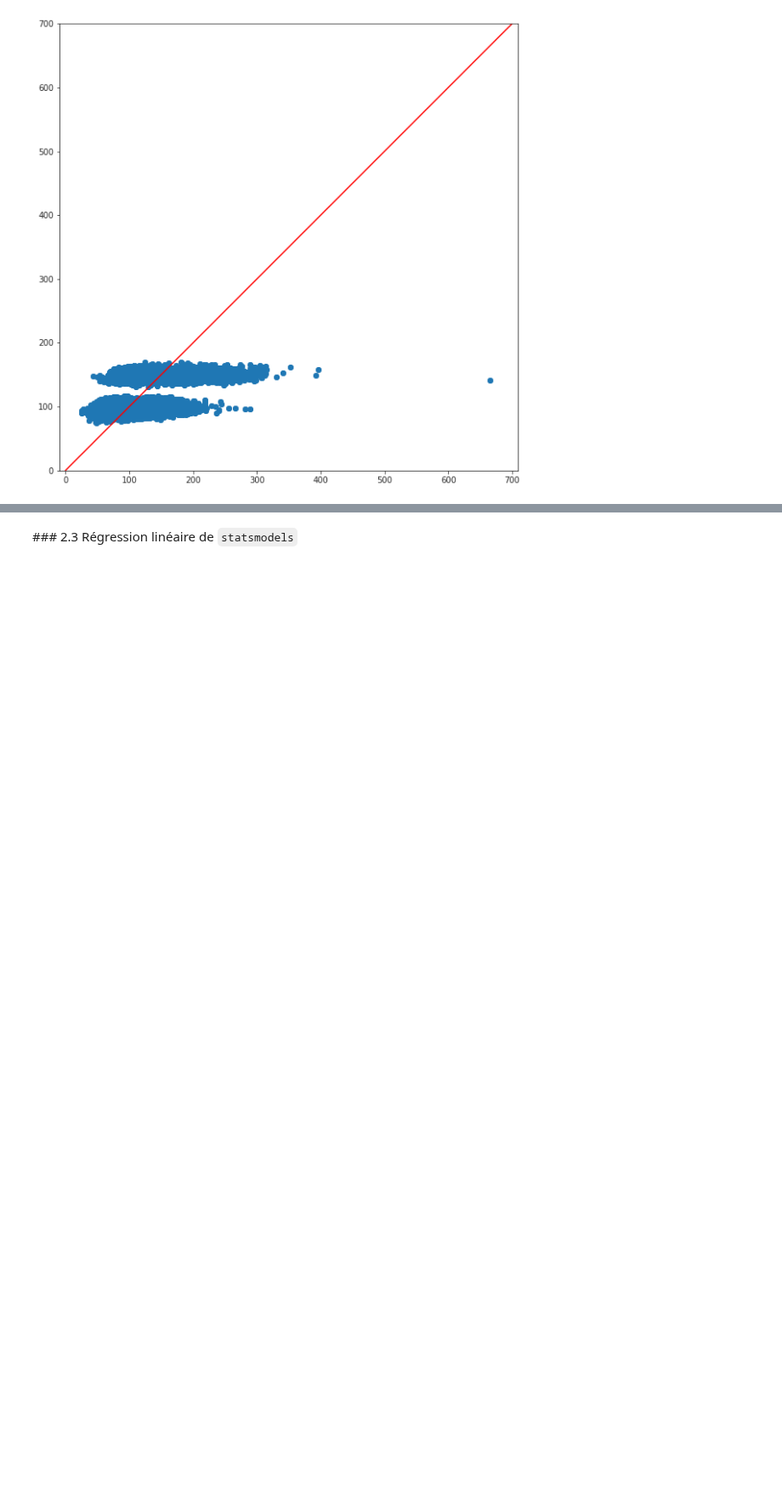
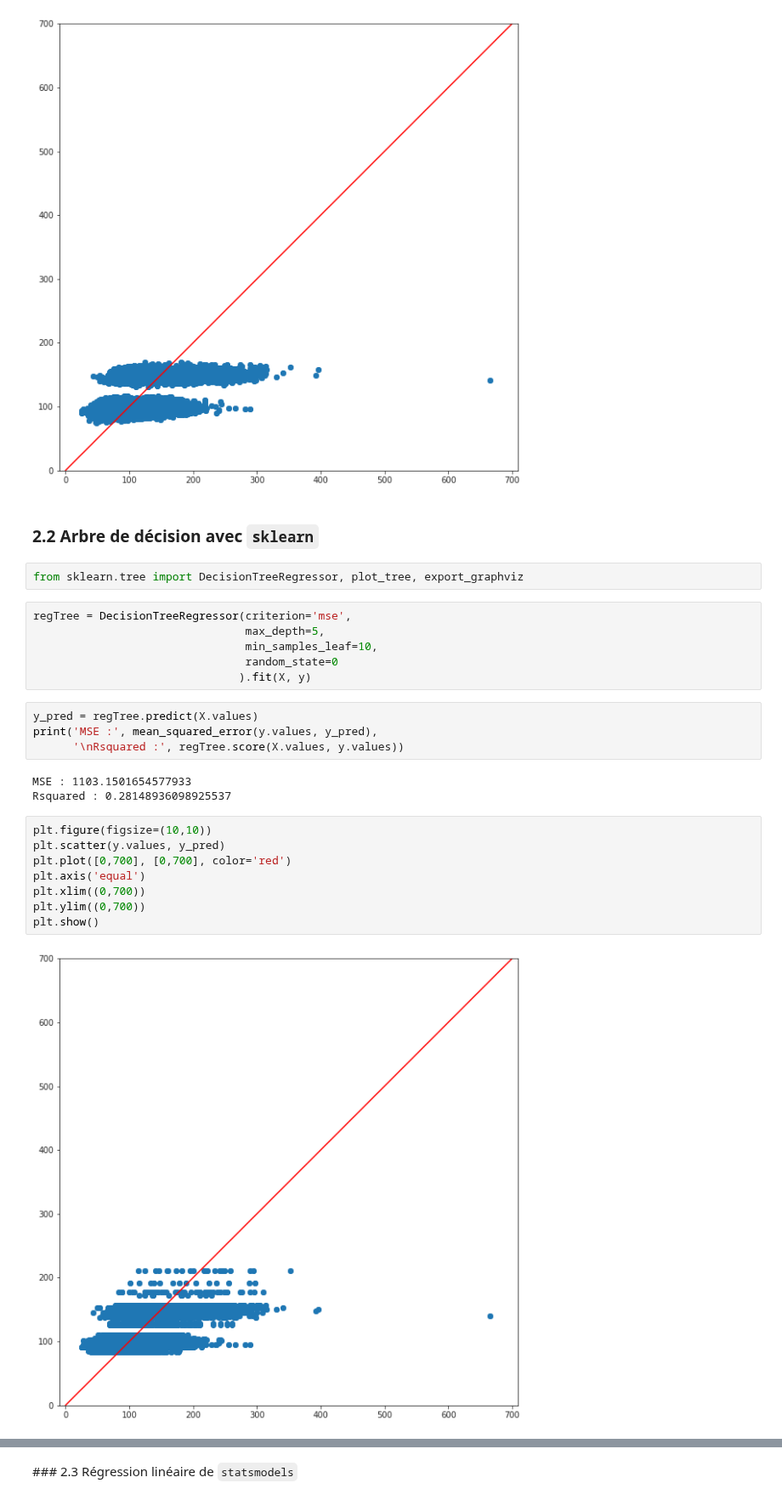
Before and after one commit to CesarRoaldes/tennis_match_time, a Jupyter notebook: Features engineering.ipynb, the cells around one changed output, grey strips where cells are left out. Shown at 85% size. Drawn from its saved outputs; the diff is of its cells as text; blank space fills up the shorter version.

```diff
--- a/Features engineering.ipynb
+++ b/Features engineering.ipynb
@@ -233,3 +232,30 @@ plt.ylim((0,700))
 plt.show()
 # %% [output]
 [figure]
+# %% [markdown]
+### 2.2 Arbre de décision avec `sklearn`
+# %%
+from sklearn.tree import DecisionTreeRegressor, plot_tree, export_graphviz
+# %%
+regTree = DecisionTreeRegressor(criterion='mse',
+                                max_depth=5,
+                                min_samples_leaf=10,
+                                random_state=0
+                               ).fit(X, y)
+# %%
+y_pred = regTree.predict(X.values)
+print('MSE :', mean_squared_error(y.values, y_pred),
+      '\nRsquared :', regTree.score(X.values, y.values))
+# %% [output]
+MSE : 1103.1501654577933
+Rsquared : 0.28148936098925537
+# %%
+plt.figure(figsize=(10,10))
+plt.scatter(y.values, y_pred)
+plt.plot([0,700], [0,700], color='red')
+plt.axis('equal')
+plt.xlim((0,700))
+plt.ylim((0,700))
+plt.show()
+# %% [output]
+[figure, added]
```
Also changed, not shown: parts of 55 cells of this notebook.
